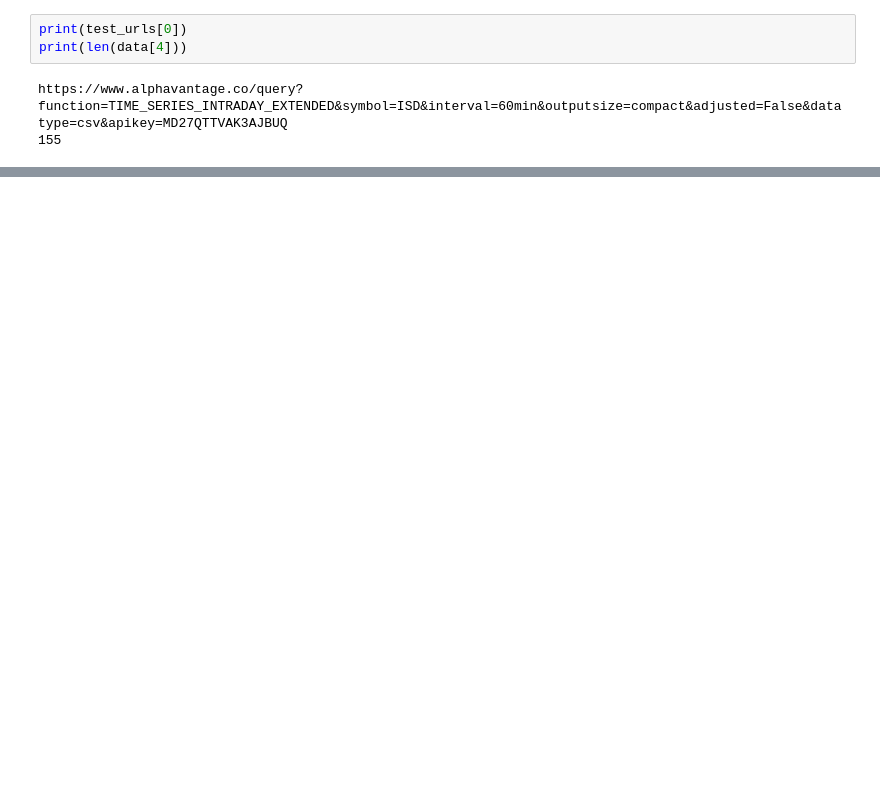
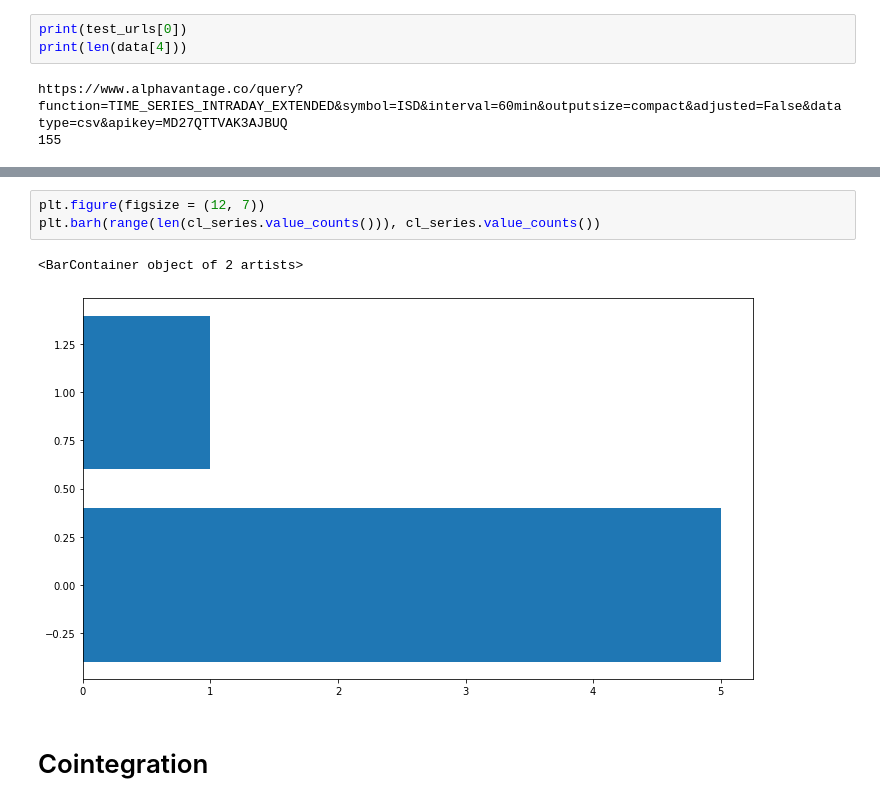
Before and after one commit to azile-g/MLAP_Proj, a Jupyter notebook: test.ipynb, the cells around one changed output, grey strips where cells are left out. Saved outputs shown, nothing was run; the diff lists cells and outputs as text; blank space fills up the shorter version.

```diff
--- a/test.ipynb
+++ b/test.ipynb
@@ -158,0 +185,8 @@ pd.pivot_table(df_test,values='close',columns='time',aggfunc=np.sum)
+# %%
+plt.figure(figsize = (12, 7))
+plt.barh(range(len(cl_series.value_counts())), cl_series.value_counts())
+# %% [output]
+<BarContainer object of 2 artists>
+[figure, added]
+# %% [markdown]
+# Cointegration
```
Also changed, not shown: parts of 19 cells of this notebook.
